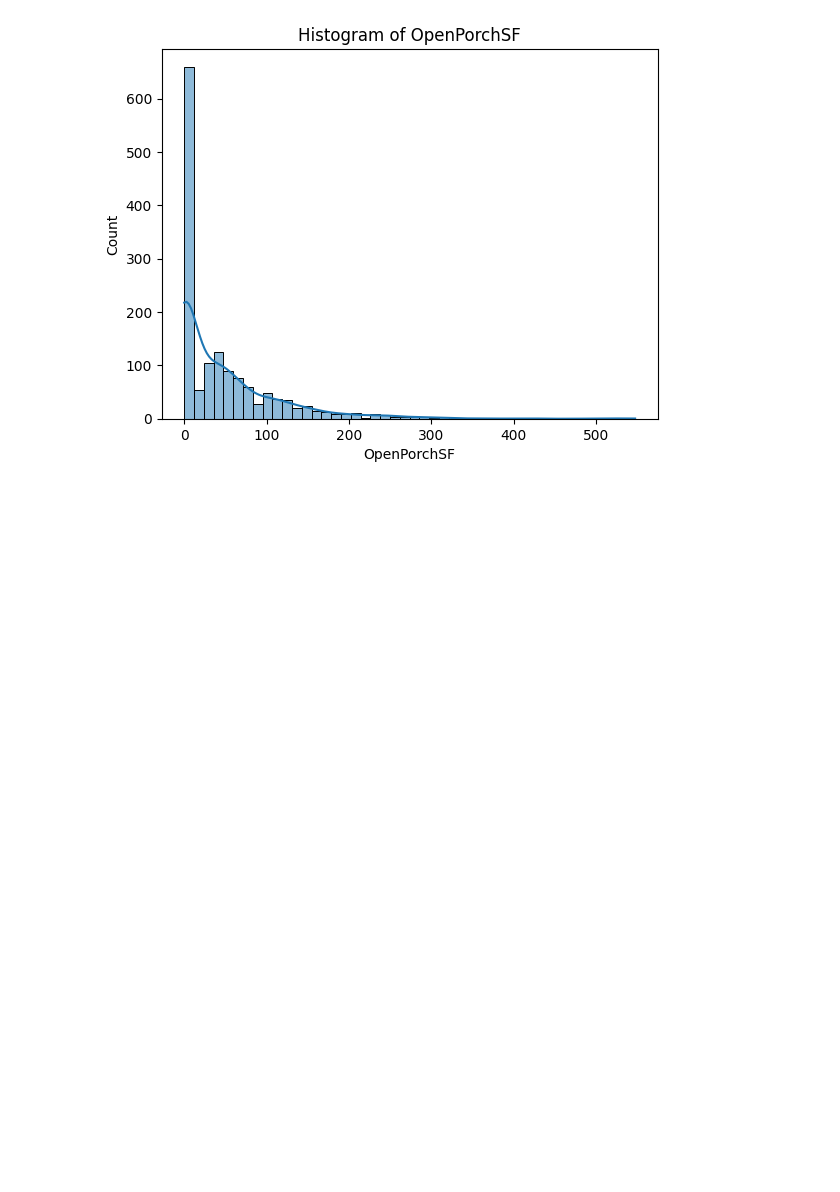
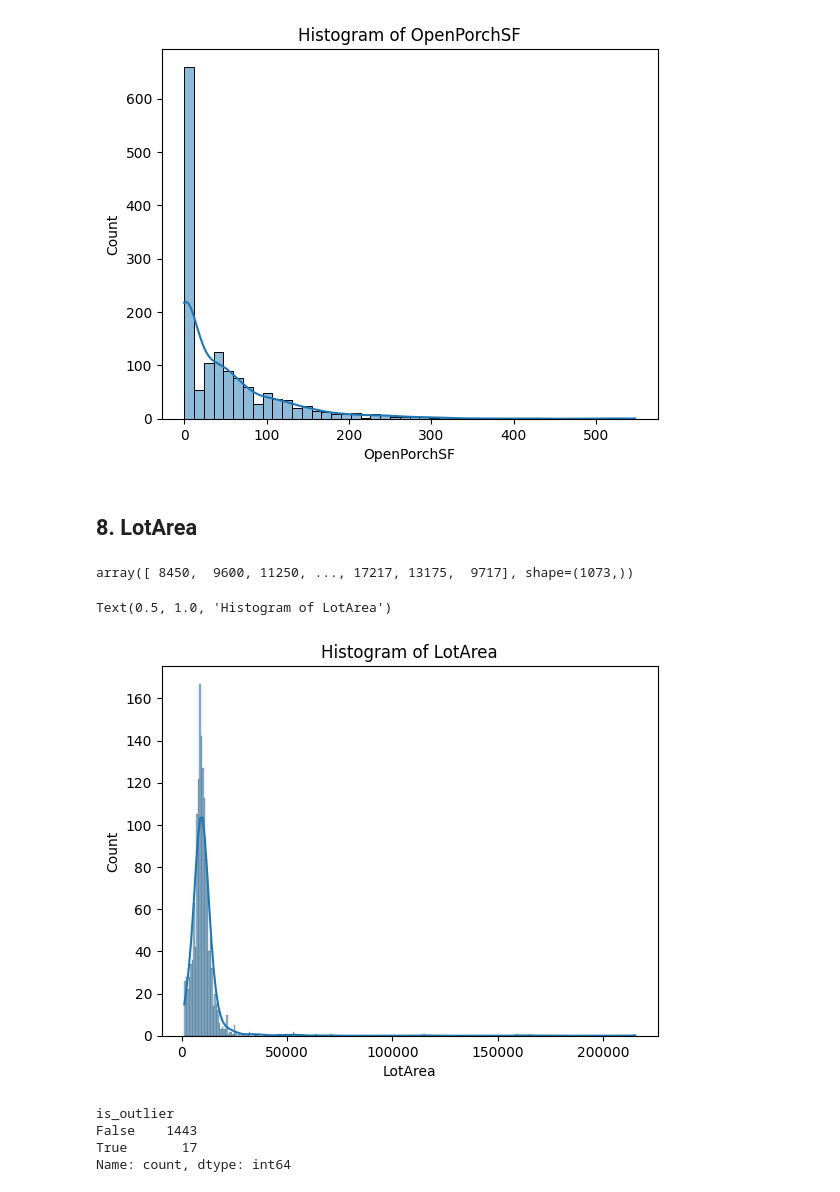
Before and after one commit to akhyear/house_price_prediction, a Jupyter notebook: train_code.ipynb, the cells around one changed output. Saved outputs shown, nothing was run; the diff lists cells and outputs as text; code cells hidden in the pictures; blank space fills up the shorter version.

Commit message:
Handled LotArea and made new colum LotArea_capped

```diff
--- a/train_code.ipynb
+++ b/train_code.ipynb
@@ -1508,3 +1508,33 @@ Text(0.5, 1.0, 'Histogram of OpenPorchSF')
 [figure]
 # %%
 # I don't think it need to be capping
+# %% [markdown]
+## 8. LotArea
+# %%
+df['LotArea'].unique()
+# %% [output]
+array([ 8450,  9600, 11250, ..., 17217, 13175,  9717], shape=(1073,))
+# %%
+histogram = sns.histplot(df['LotArea'], kde=True)
+plt.title('Histogram of LotArea')
+# %% [output]
+Text(0.5, 1.0, 'Histogram of LotArea')
+[figure, added]
+# %%
+# Compute mean and standard deviation of LotFrontage
+mean_val = df['LotArea'].mean()
+std_val = df['LotArea'].std()
+
+# Compute z-scores of LotFrontage
+df['z_score'] = (df['LotArea'] - mean_val) / std_val
+
+# I'm using 2.5 here for a more lenient threshold
+threshold = 2.5
+df['is_outlier'] = df['z_score'].abs() > threshold
+
+print(df['is_outlier'].value_counts())
+# %% [output]
+is_outlier
+False    1443
+True       17
+Name: count, dtype: int64
```
Also changed, not shown: parts of 7 cells of this notebook.
